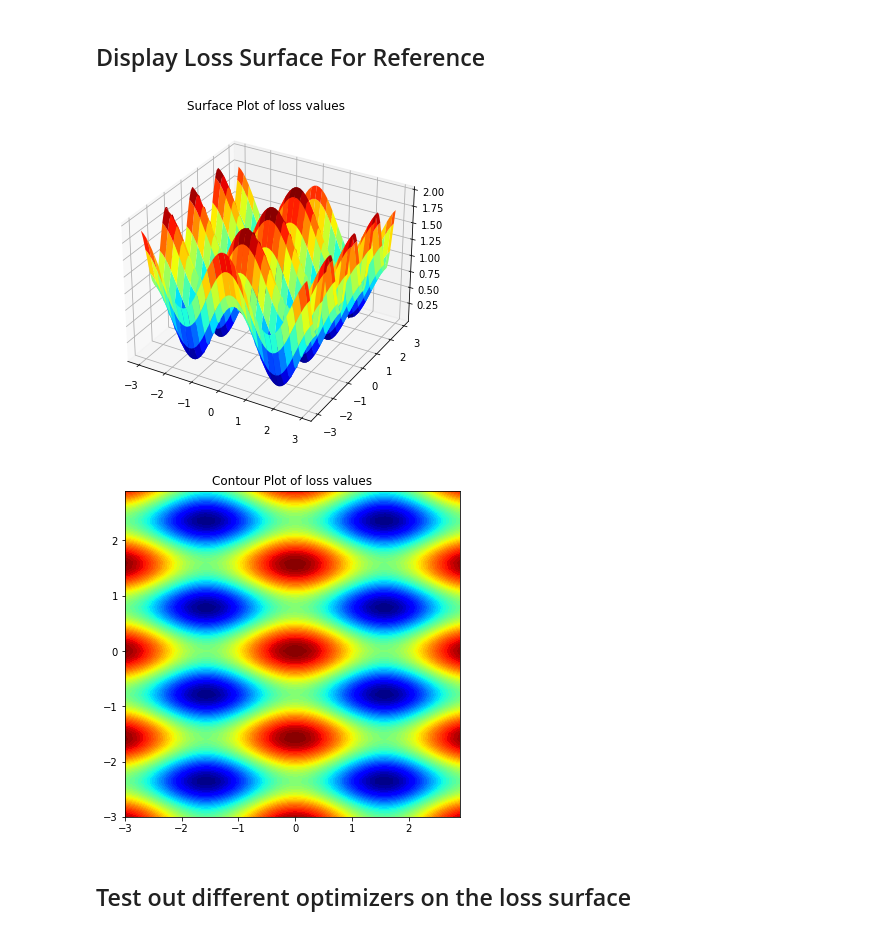
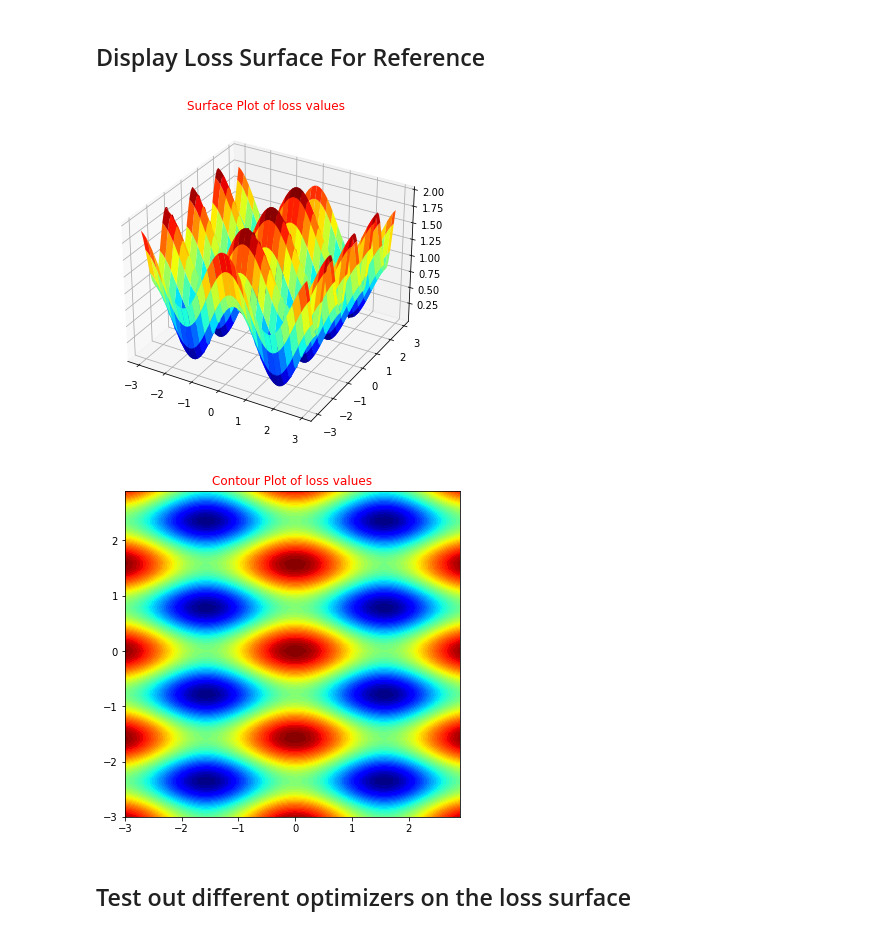
Before and after one commit to jimthompson5802/tf2_playground, a Jupyter notebook: optimizers/optimizer_playground.ipynb, the cells around one changed output. Drawn from its saved outputs; the diff is of its cells as text; code cells hidden in the pictures.

```diff
--- a/optimizers/optimizer_playground.ipynb
+++ b/optimizers/optimizer_playground.ipynb
@@ -23,11 +23,11 @@ def loss_function1(x):
 # select loss function to use
 loss_function = loss_function1
 # %%
-IMAGE_DIR = './images/multi-modal3'
+IMAGE_DIR = './images/multi-modal2'
 AXIS_LIMIT = 3
 MAX_ITERATIONS = 1000
 LEARNING_RATE = 0.1
-INITIAL_POINT = [0.000, 0.000] #[0.001, 0.001] #[1.5, 0.01] #[1.7, -1.5]
+INITIAL_POINT = [0.001, 0.001] #[0.001, 0.001] #[1.5, 0.01] #[1.7, -1.5]
 LOSS_FUNCTION_DIMENSION_SCALING = [1, 2]
 OPTIMIZERS = [
     tf.keras.optimizers.SGD(learning_rate=LEARNING_RATE),
@@ -56,27 +56,27 @@ loss_surface = loss_function(t)
 # %%
 
 # display surface plot for loss_surface
 figure = plt.figure(figsize=(6,6))
 axis = figure.gca(projection='3d')
 axis.plot_surface(t_list[0], t_list[1],
                   loss_surface.numpy(), cmap='jet')
 # show the plot
-plt.title('Surface Plot of loss values')
+plt.title('Surface Plot of loss values', color='r')
 if IMAGE_DIR is not None:
     plt.savefig(os.path.join(IMAGE_DIR, 'surface_plot.png'))
 plt.show()
 
 # display contour plot version
 figure = plt.figure(figsize=(6,6))
 plt.contourf(t_list[0], t_list[1], loss_surface, levels=50, cmap='jet')
 # show the plot
-plt.title('Contour Plot of loss values')
+plt.title('Contour Plot of loss values', color='r')
 if IMAGE_DIR is not None:
     plt.savefig(os.path.join(IMAGE_DIR, 'contour_plot.png'))
 plt.show()
 # %% [output]
-[figure, old version]
+[figure, new version]
-[figure, old version]
+[figure, new version]
 # %% [markdown]
 ## Test out different optimizers on the loss surface
 # %%
```
Also changed, not shown: parts of 1 cell of this notebook, 15 other files.
